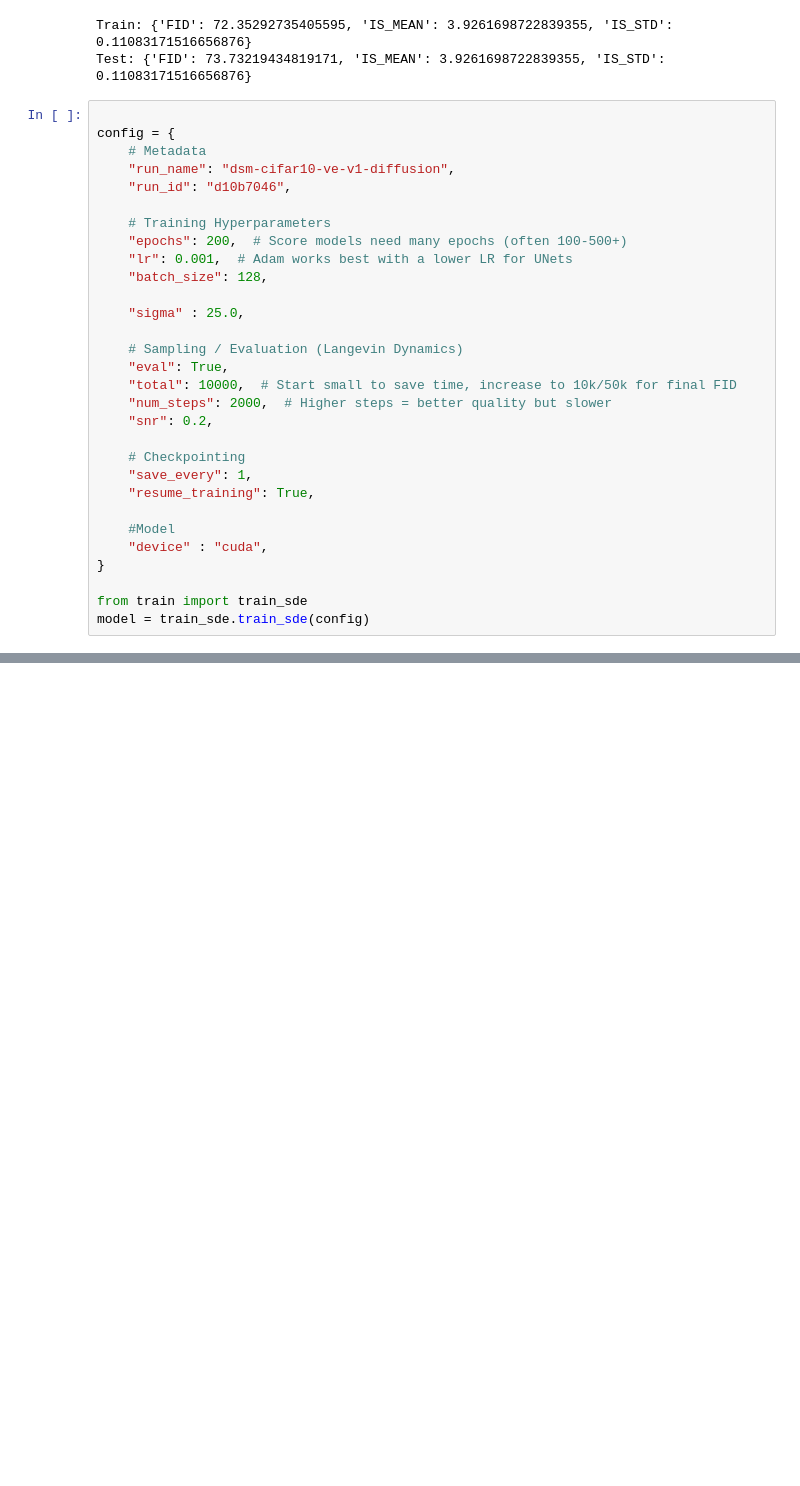
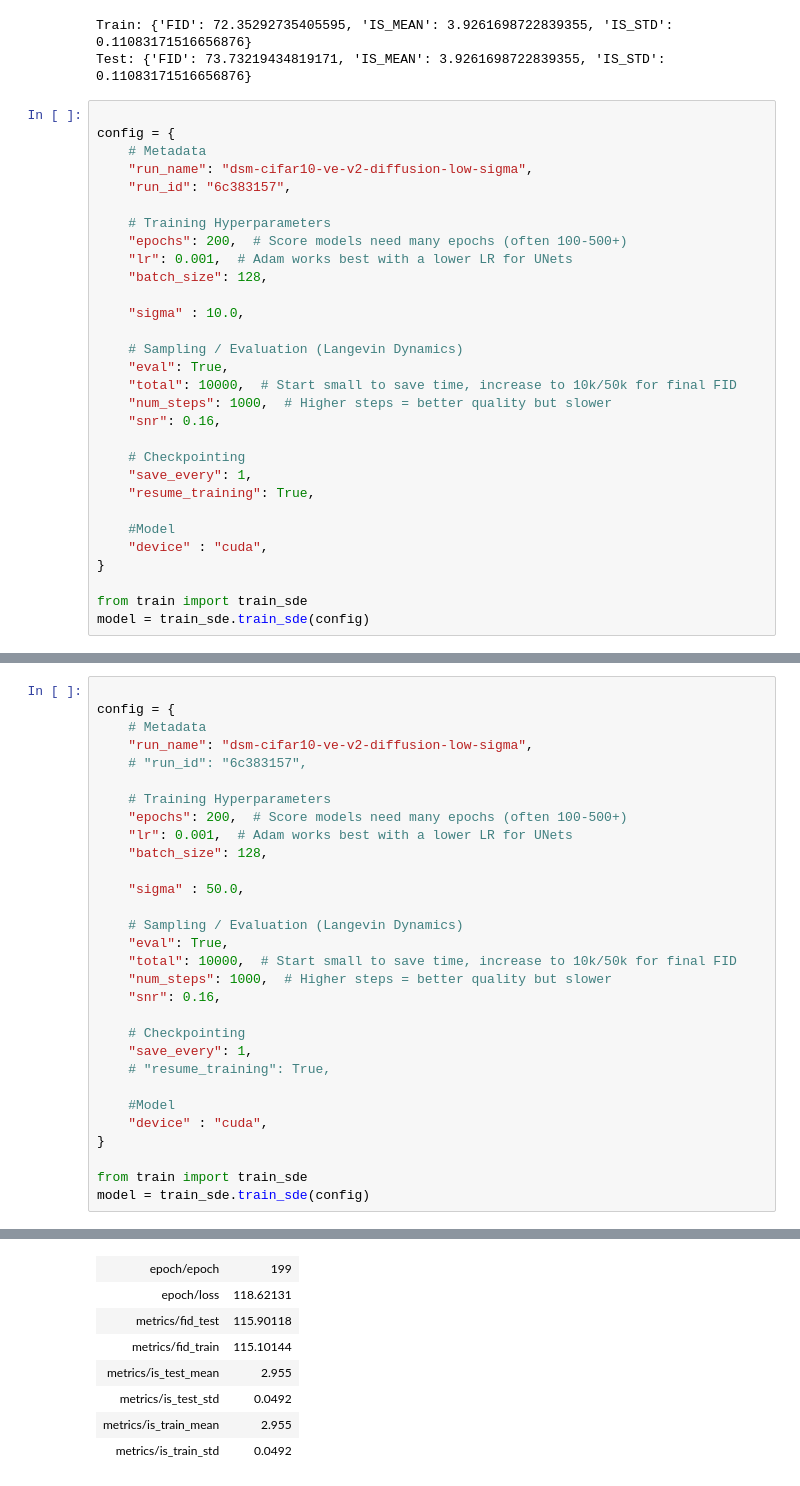
Before and after one commit to Mateus929/cifar10-score-diffusion, a Jupyter notebook: notebooks/score_based.ipynb, the cells around one changed output, grey strips where cells are left out. Saved outputs shown, nothing was run; the diff lists cells and outputs as text; blank space fills up the shorter version.

```diff
--- a/notebooks/score_based.ipynb
+++ b/notebooks/score_based.ipynb
@@ -806,21 +806,21 @@ Test: {'FID': 73.73219434819171, 'IS_MEAN': 3.9261698722839355, 'IS_STD': 0.1108
 
 config = {
     # Metadata
-    "run_name": "dsm-cifar10-ve-v1-diffusion",
-    "run_id": "d10b7046",
+    "run_name": "dsm-cifar10-ve-v2-diffusion-low-sigma",
+    "run_id": "6c383157",
 
     # Training Hyperparameters
     "epochs": 200,  # Score models need many epochs (often 100-500+)
     "lr": 0.001,  # Adam works best with a lower LR for UNets
     "batch_size": 128,
 
-    "sigma" : 25.0,
+    "sigma" : 10.0,
 
     # Sampling / Evaluation (Langevin Dynamics)
     "eval": True,
     "total": 10000,  # Start small to save time, increase to 10k/50k for final FID
-    "num_steps": 2000,  # Higher steps = better quality but slower
-    "snr": 0.2,
+    "num_steps": 1000,  # Higher steps = better quality but slower
+    "snr": 0.16,
 
     # Checkpointing
     "save_every": 1,
@@ -862,0 +864,31 @@ Run data is saved locally in /content/cifar10-score-diffusion/wandb/run-20260127
+# %%
+
+config = {
+    # Metadata
+    "run_name": "dsm-cifar10-ve-v2-diffusion-low-sigma",
+    # "run_id": "6c383157",
+
+    # Training Hyperparameters
+    "epochs": 200,  # Score models need many epochs (often 100-500+)
+    "lr": 0.001,  # Adam works best with a lower LR for UNets
+    "batch_size": 128,
+
+    "sigma" : 50.0,
+
+    # Sampling / Evaluation (Langevin Dynamics)
+    "eval": True,
+    "total": 10000,  # Start small to save time, increase to 10k/50k for final FID
+    "num_steps": 1000,  # Higher steps = better quality but slower
+    "snr": 0.16,
+
+    # Checkpointing
+    "save_every": 1,
+    # "resume_training": True,
+
+    #Model
+    "device" : "cuda",
+}
+
+from train import train_sde
+model = train_sde.train_sde(config)
+# %% [output]
@@ -862,0 +906,8 @@ Run data is saved locally in /content/cifar10-score-diffusion/wandb/run-20260127
+| epoch/epoch | 199 |
+| epoch/loss | 118.62131 |
+| metrics/fid_test | 115.90118 |
+| metrics/fid_train | 115.10144 |
+| metrics/is_test_mean | 2.955 |
+| metrics/is_test_std | 0.0492 |
+| metrics/is_train_mean | 2.955 |
+| metrics/is_train_std | 0.0492 |
```
Also changed, not shown: parts of 2 cells of this notebook.
